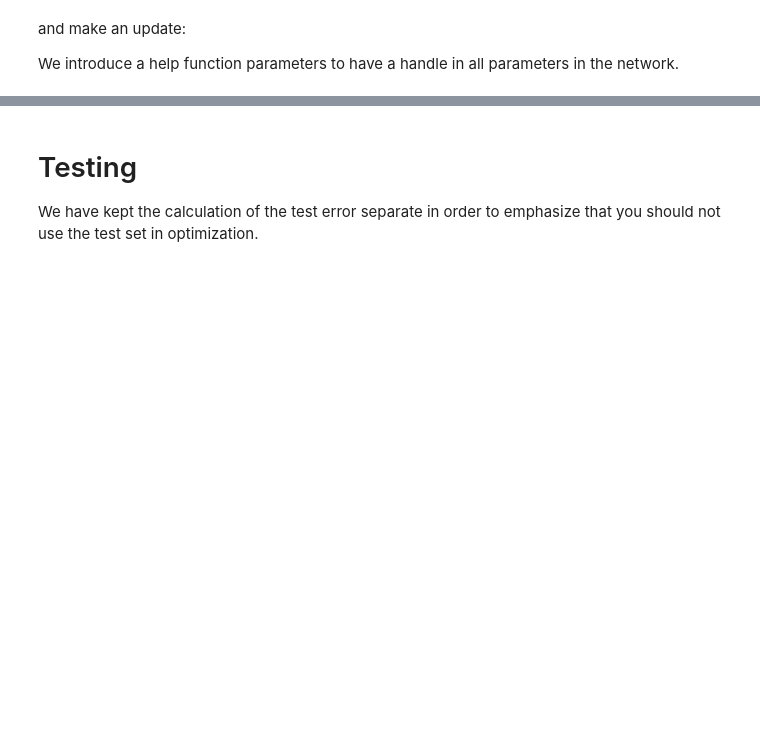
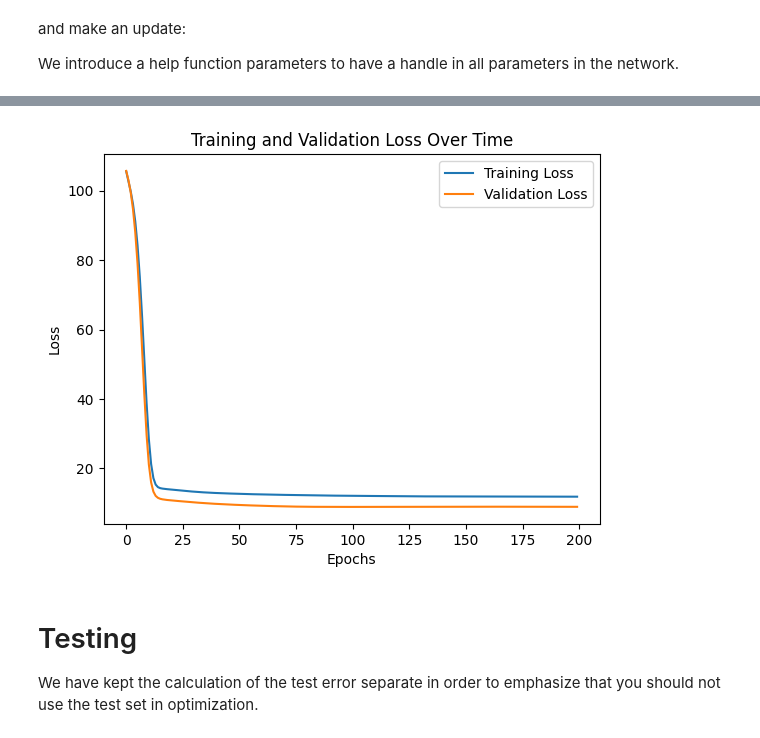
Before and after one commit to moskitoo/02456-deep-learning-with-PyTorch, a Jupyter notebook: 2_Feedforward_Python/2.1-EXE-FNN-AutoDif-Nanograd.ipynb, the cells around one changed output, grey strips where cells are left out. Cells and saved outputs as stored; diff of their text form; code cells hidden in the pictures; blank space fills up the shorter version.

```diff
--- a/2_Feedforward_Python/2.1-EXE-FNN-AutoDif-Nanograd.ipynb
+++ b/2_Feedforward_Python/2.1-EXE-FNN-AutoDif-Nanograd.ipynb
@@ -748,6 +660,7 @@ We are only missing a loss function to we need to define a loss function and its
 def squared_loss(t, y):
 
   # add check that sizes agree
+  assert len(t) == len(y)
 
   def squared_loss_single(t, y):
     Loss = Var(0.0)
@@ -869,0 +852,16 @@ print('\nNetwork after zeroing gradients:')
+# %%
+def plot_loss(train_loss, val_loss):
+
+    plt.plot(range(len(train_loss)), train_loss, label='Training Loss')
+    plt.plot(range(len(val_loss)), val_loss, label='Validation Loss')
+
+    # Add labels and title
+    plt.xlabel('Epochs')
+    plt.ylabel('Loss')
+    plt.title('Training and Validation Loss Over Time')
+
+    # Show legend
+    plt.legend()
+
+    # Display plot
+    plt.show()
@@ -919,0 +936,2 @@ plt.plot(range(len(val_loss)), val_loss);
+# %%
+train_loss, val_loss = train_model(NN, x_train, y_train, x_validation, y_validation, EPOCHS, LEARN_R)
@@ -920,3 +959,7 @@ plt.plot(range(len(val_loss)), val_loss);
+# %%
+plot_loss(train_loss, val_loss)
+# %% [output]
+[figure, added]
 # %% [markdown]
 # Testing
 
```
Also changed, not shown: parts of 32 cells of this notebook.
